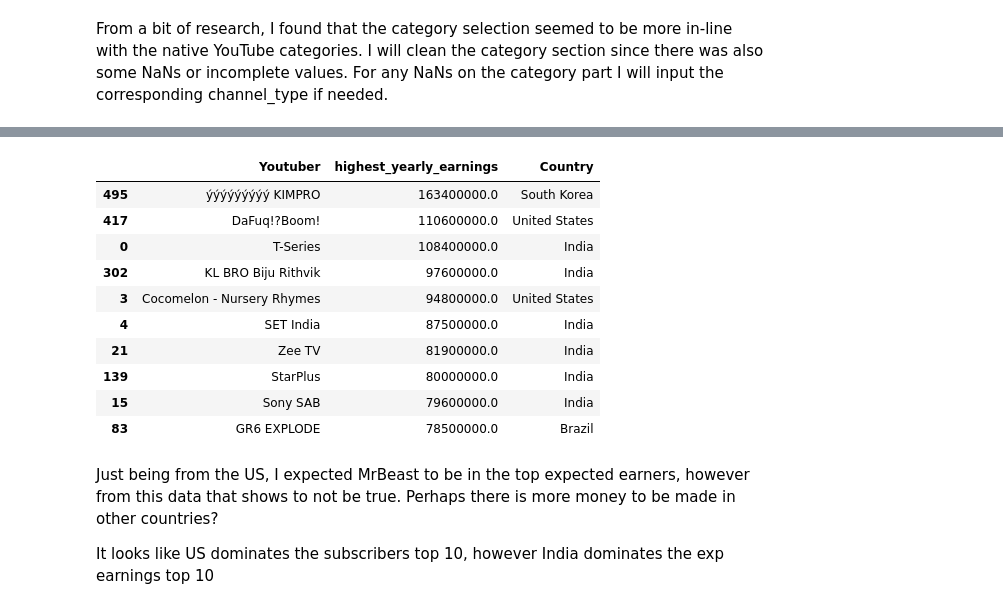
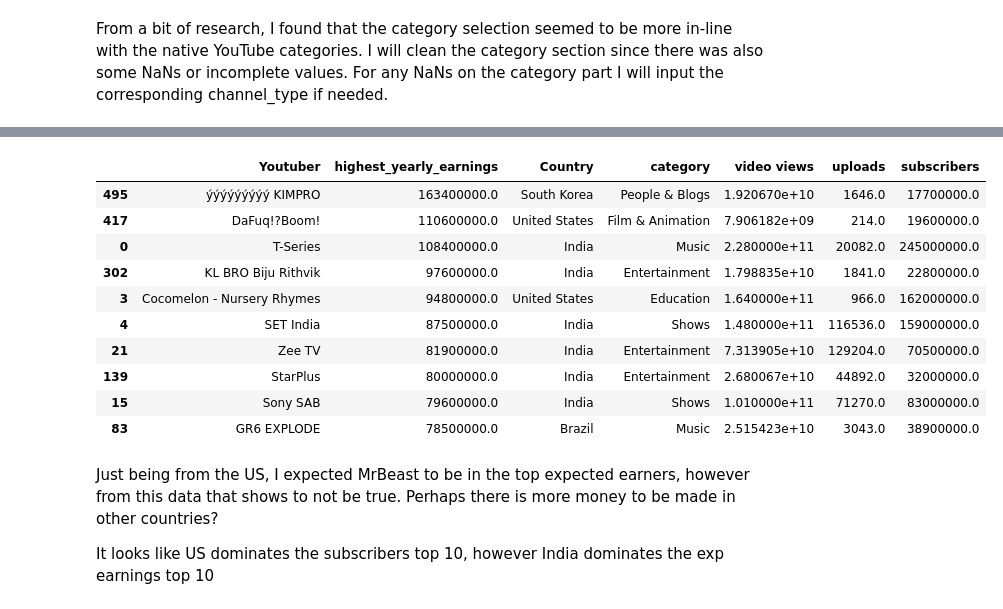
Before and after one commit to briangdrewes/youtuber-analysis, a Jupyter notebook: final_draft.ipynb, the cells around one changed output, grey strips where cells are left out. Cells and saved outputs as stored; diff of their text form; code cells hidden in the pictures.

```diff
--- a/final_draft.ipynb
+++ b/final_draft.ipynb
@@ -101,3 +103,5 @@ df[df.Youtuber == 'Busy Fun Ltd']['category'].index
 df.at[445, 'category'] = 'Comedy'
 df[df.Youtuber == 'KL BRO Biju Rithvik'].Country.index
 df.at[302, 'Country'] = 'India'
+df[df.Youtuber == 'BeatboxJCOP'].Country.index
+df.at[483, 'Country'] = 'South Korea'
@@ -103,0 +112,26 @@ df.at[302, 'Country'] = 'India'
+# %%
+#adding links to youtubers in the top10 charts to analyze social media links
+#df['links'] = 0 #adding a new column 'links' and setting to 0, for this project I will manually add the links but future works could be webscraped
+df.at[df[df.Youtuber == 'T-Series'].links.index[0],'links'] = 5
+df.at[df[df.Youtuber == "MrBeast"].links.index[0],'links'] = 2
+df.at[df[df.Youtuber == "Cocomelon - Nursery Rhymes"].links.index[0],'links'] = 6
+df.at[df[df.Youtuber == "SET India"].links.index[0],'links'] = 5
+df.at[df[df.Youtuber == "ýýý Kids Diana Show"].links.index[0],'links'] = 8
+df.at[df[df.Youtuber == "PewDiePie"].links.index[0],'links'] = 2
+df.at[df[df.Youtuber == "Like Nastya"].links.index[0],'links'] = 5
+df.at[df[df.Youtuber == "Vlad and Niki"].links.index[0],'links'] = 2
+df.at[df[df.Youtuber == "Zee Music Company"].links.index[0],'links'] = 4
+df.at[df[df.Youtuber == "WWE"].links.index[0],'links'] = 6
+df.at[df[df.Youtuber == "Zee TV"].links.index[0],'links'] = 2
+df.at[df[df.Youtuber =="StarPlus"].links.index[0],'links'] = 4
+df.at[df[df.Youtuber =="Sony SAB"].links.index[0],'links'] = 5
+df.at[df[df.Youtuber =="GR6 EXPLODE"].links.index[0],'links'] = 1
+df.at[df[df.Youtuber =="ýýýýýýýýý KIMPRO"].links.index[0],'links'] = 1
+df.at[df[df.Youtuber =="DaFuq!?Boom!"].links.index[0],'links'] = 3
+df.at[df[df.Youtuber =="ViralHog"].links.index[0],'links'] = 7
+df.at[df[df.Youtuber =="KL BRO Biju Rithvik"].links.index[0],'links'] = 0
+df.at[df[df.Youtuber =="GH'S"].links.index[0],'links'] = 4
+df.at[df[df.Youtuber =="Filaretiki"].links.index[0],'links'] = 3
+df.at[df[df.Youtuber =="BeatboxJCOP"].links.index[0],'links'] = 3
+
+df.head()
@@ -103,0 +198,5 @@ df.at[302, 'Country'] = 'India'
+# %%
+df['x'] = 1
+df = df.rename({'x':'youtuber_count'},axis=1)
+countrydf = df.groupby('Country').sum().sort_values('subscribers',ascending=False)
+countrydf.head(10)
@@ -121,18 +265,18 @@ top10_subscribership
 # %%
-top10_earnings = df[['Youtuber','highest_yearly_earnings','Country']].sort_values(by=['highest_yearly_earnings'],ascending=False).head(10)
+top10_earnings = df[['Youtuber','highest_yearly_earnings','Country','category','video views','uploads','subscribers']].sort_values(by=['highest_yearly_earnings'],ascending=False).head(10)
 top10_earnings
 # %% [output]
-|  | Youtuber | highest_yearly_earnings | Country |
-| 495 | ýýýýýýýýý KIMPRO | 163400000.0 | South Korea |
-| 417 | DaFuq!?Boom! | 110600000.0 | United States |
-| 0 | T-Series | 108400000.0 | India |
-| 302 | KL BRO Biju Rithvik | 97600000.0 | India |
-| 3 | Cocomelon - Nursery Rhymes | 94800000.0 | United States |
-| 4 | SET India | 87500000.0 | India |
-| 21 | Zee TV | 81900000.0 | India |
-| 139 | StarPlus | 80000000.0 | India |
-| 15 | Sony SAB | 79600000.0 | India |
-| 83 | GR6 EXPLODE | 78500000.0 | Brazil |
+|  | Youtuber | highest_yearly_earnings | Country | category | video views | uploads | subscribers |
+| 495 | ýýýýýýýýý KIMPRO | 163400000.0 | South Korea | People & Blogs | 1.920670e+10 | 1646.0 | 17700000.0 |
+| 417 | DaFuq!?Boom! | 110600000.0 | United States | Film & Animation | 7.906182e+09 | 214.0 | 19600000.0 |
+| 0 | T-Series | 108400000.0 | India | Music | 2.280000e+11 | 20082.0 | 245000000.0 |
+| 302 | KL BRO Biju Rithvik | 97600000.0 | India | Entertainment | 1.798835e+10 | 1841.0 | 22800000.0 |
+| 3 | Cocomelon - Nursery Rhymes | 94800000.0 | United States | Education | 1.640000e+11 | 966.0 | 162000000.0 |
+| 4 | SET India | 87500000.0 | India | Shows | 1.480000e+11 | 116536.0 | 159000000.0 |
+| 21 | Zee TV | 81900000.0 | India | Entertainment | 7.313905e+10 | 129204.0 | 70500000.0 |
+| 139 | StarPlus | 80000000.0 | India | Entertainment | 2.680067e+10 | 44892.0 | 32000000.0 |
+| 15 | Sony SAB | 79600000.0 | India | Shows | 1.010000e+11 | 71270.0 | 83000000.0 |
+| 83 | GR6 EXPLODE | 78500000.0 | Brazil | Music | 2.515423e+10 | 3043.0 | 38900000.0 |
 # %% [markdown]
 Just being from the US, I expected MrBeast to be in the top expected earners, however from this data that shows to not be true. Perhaps there is more money to be made in other countries?
 
```
Also changed, not shown: parts of 37 cells of this notebook.
